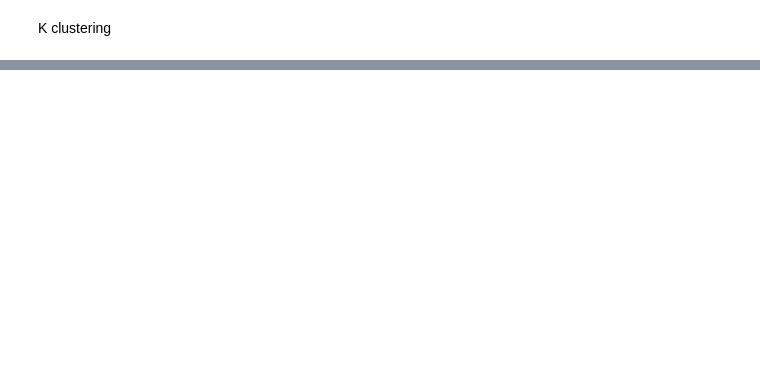
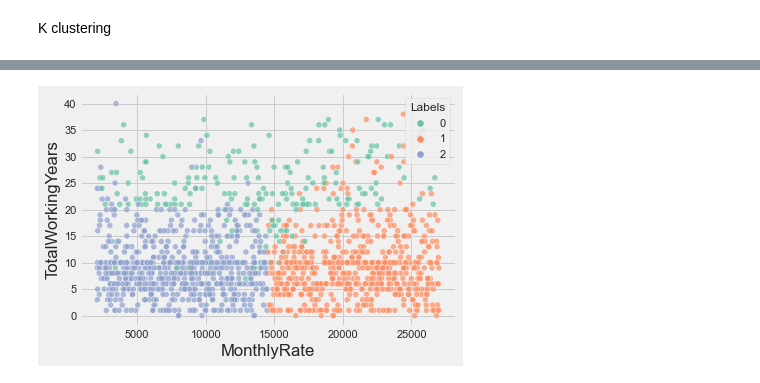
Before and after one commit to AmanKrishna171/HR_Analytics_Data_Science_Project, a Jupyter notebook: CW_Part2.ipynb, the cells around one changed output, grey strips where cells are left out. Drawn from its saved outputs; the diff is of its cells as text; code cells hidden in the pictures; blank space fills up the shorter version.

```diff
--- a/CW_Part2.ipynb
+++ b/CW_Part2.ipynb
@@ -60,0 +67,21 @@ https://towardsdatascience.com/k-means-clustering-in-python-4061510145cc
+# %%
+model = KMeans(n_clusters=2)
+model.fit(X)
+
+model.labels_
+
+sse = model.inertia_
+sse = []
+
+temp = df.copy()
+model = KMeans(n_clusters=3)
+model.fit(X)
+temp['Labels'] = model.labels_
+
+# sns.pairplot(data=temp,hue='Labels')
+# sns.scatterplot(data=temp, x=col1,y=col2,hue='Labels',palette='hls',alpha=0.7)
+# plt.show()
+# sse.append(model.inertia_)
+
+# plt.plot(range(1,10),sse)
+# plt.show()
@@ -60,0 +95,11 @@ https://towardsdatascience.com/k-means-clustering-in-python-4061510145cc
+# %%
+temp = df.copy()
+model = KMeans(n_clusters=3,init="random", n_init=1,algorithm="full")
+model.fit(X)
+temp['Labels'] = model.labels_
+
+# sns.pairplot(data=temp,hue='Labels')
+sns.scatterplot(data=temp, y='TotalWorkingYears',x='MonthlyRate',hue='Labels',palette='Set2',alpha=0.7)
+plt.show()
+# %% [output]
+[figure, added]
```
Also changed, not shown: parts of 16 cells of this notebook, 1 other file.
